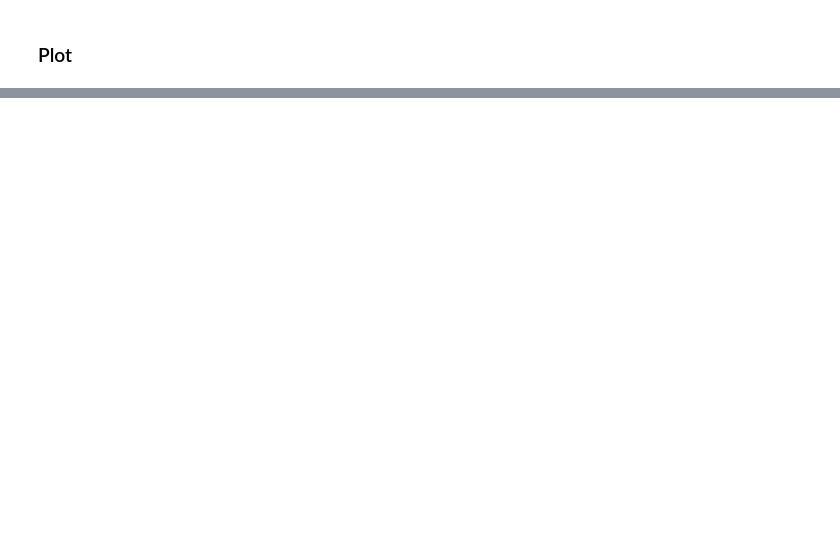
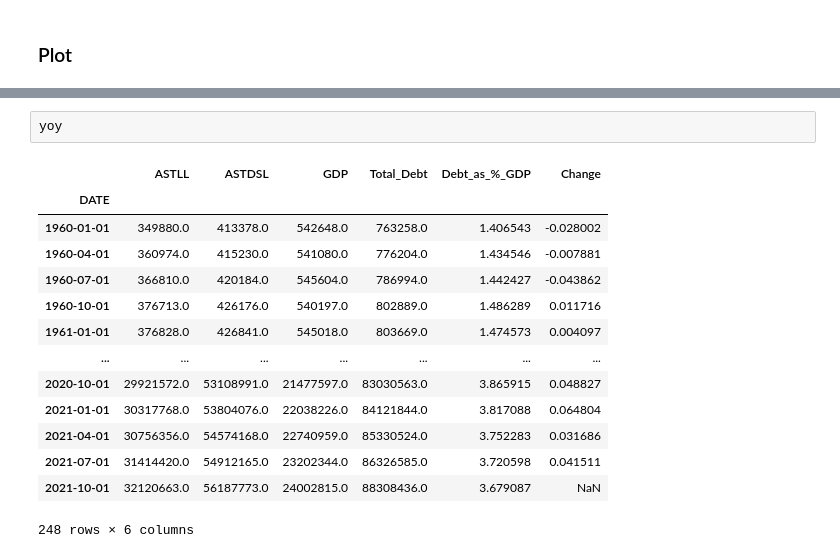
Before and after one commit to bridaniels/Principles_NavigatingBigDebtCrises, a Jupyter notebook: Part1/debtCalculator.ipynb, the cells around one changed output, grey strips where cells are left out. Saved outputs shown, nothing was run; the diff lists cells and outputs as text; blank space fills up the shorter version.

```diff
--- a/Part1/debtCalculator.ipynb
+++ b/Part1/debtCalculator.ipynb
@@ -54,0 +95,17 @@ ax.legend(loc=2)
+# %%
+yoy
+# %% [output]
+|  | ASTLL | ASTDSL | GDP | Total_Debt | Debt_as_%_GDP | Change |
+| DATE |  |  |  |  |  |  |
+| 1960-01-01 | 349880.0 | 413378.0 | 542648.0 | 763258.0 | 1.406543 | -0.028002 |
+| 1960-04-01 | 360974.0 | 415230.0 | 541080.0 | 776204.0 | 1.434546 | -0.007881 |
+| 1960-07-01 | 366810.0 | 420184.0 | 545604.0 | 786994.0 | 1.442427 | -0.043862 |
+| 1960-10-01 | 376713.0 | 426176.0 | 540197.0 | 802889.0 | 1.486289 | 0.011716 |
+| 1961-01-01 | 376828.0 | 426841.0 | 545018.0 | 803669.0 | 1.474573 | 0.004097 |
+| ... | ... | ... | ... | ... | ... | ... |
+| 2020-10-01 | 29921572.0 | 53108991.0 | 21477597.0 | 83030563.0 | 3.865915 | 0.048827 |
+| 2021-01-01 | 30317768.0 | 53804076.0 | 22038226.0 | 84121844.0 | 3.817088 | 0.064804 |
+| 2021-04-01 | 30756356.0 | 54574168.0 | 22740959.0 | 85330524.0 | 3.752283 | 0.031686 |
+| 2021-07-01 | 31414420.0 | 54912165.0 | 23202344.0 | 86326585.0 | 3.720598 | 0.041511 |
+| 2021-10-01 | 32120663.0 | 56187773.0 | 24002815.0 | 88308436.0 | 3.679087 | NaN |
+248 rows × 6 columns
```
Also changed, not shown: parts of 10 cells of this notebook, 1 other file.
